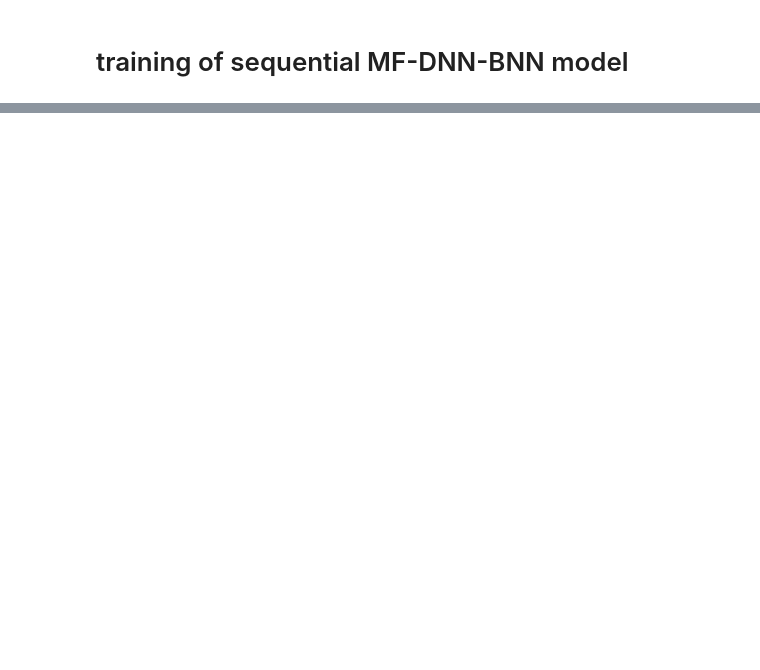
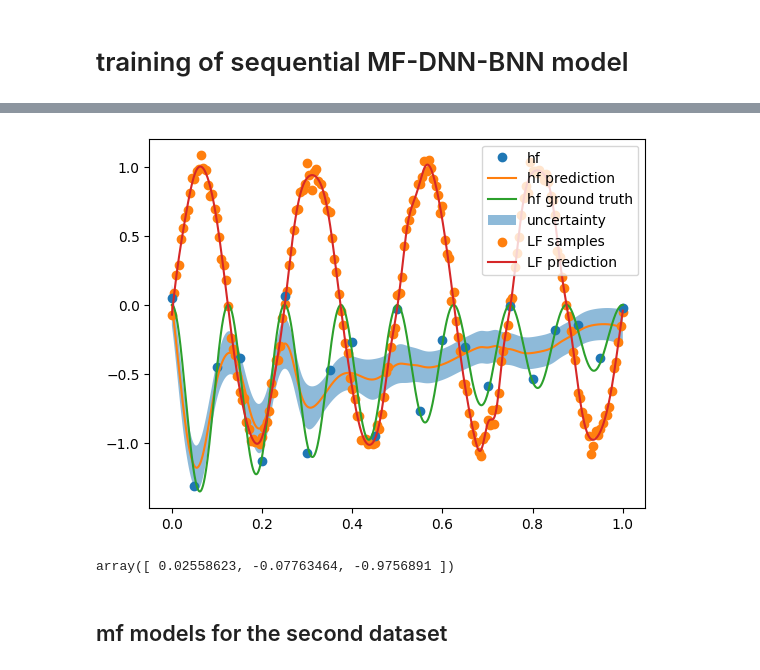
Before and after one commit to bessagroup/mfbml, a Jupyter notebook: studies/bnn_illustrative_examples/mf_dnn_bnn_forrester/mf_dnn_bnn_showcase.ipynb, the cells around one changed output, grey strips where cells are left out. Drawn from its saved outputs; the diff is of its cells as text; code cells hidden in the pictures; blank space fills up the shorter version.

```diff
--- a/studies/bnn_illustrative_examples/mf_dnn_bnn_forrester/mf_dnn_bnn_showcase.ipynb
+++ b/studies/bnn_illustrative_examples/mf_dnn_bnn_forrester/mf_dnn_bnn_showcase.ipynb
@@ -303,0 +409,43 @@ mfdnnbnn.train(
+# %%
+# visualize the posterior of mf-dnn-bnn
+(
+    mfdnnbnn_lf1_order_2_hy,
+    mfdnnbnn_lf1_order_2_epistemic,
+    mfdnnbnn_lf1_order_2_total_unc,
+    mfdnnbnn_lf1_order_2_aleatoric,
+) = mfdnnbnn_lf1_order_2.predict(x=test_samples)
+# get lf predictions
+mfdnnbnn_lf1_order_2_y = mfdnnbnn_lf1_order_2.predict_lf(
+    x=test_samples, output_format="numpy")
+
+# plot
+fig, ax = plt.subplots()
+ax.plot(hf_samples, hf_responses, "o", label="hf")
+ax.plot(test_samples.numpy(), mfdnnbnn_lf1_order_2_hy, label="hf prediction")
+ax.plot(
+    test_samples.numpy(),
+    test_hf_responses_noiseless.numpy(),
+    label="hf ground truth",
+)
+ax.fill_between(
+    test_samples.flatten().numpy(),
+    (mfdnnbnn_lf1_order_2_hy - 2 * mfdnnbnn_lf1_order_2_total_unc).reshape(-1),
+    (mfdnnbnn_lf1_order_2_hy + 2 * mfdnnbnn_lf1_order_2_total_unc).reshape(-1),
+    alpha=0.5,
+    label="uncertainty",
+)
+# plot lf samples
+ax.scatter(lf_samples, lf1_responses, label="LF samples")
+ax.plot(test_samples.numpy(),
+        mfdnnbnn_lf1_order_2_y,
+        label="LF prediction")
+ax.legend()
+plt.show()
+# %% [output]
+[figure, added]
+# %%
+mfdnnbnn_lf1_order_2.beta
+# %% [output]
+array([ 0.02558623, -0.07763464, -0.9756891 ])
+# %% [markdown]
+## mf models for the second dataset
```
Also changed, not shown: parts of 29 cells of this notebook, 1 other file.
